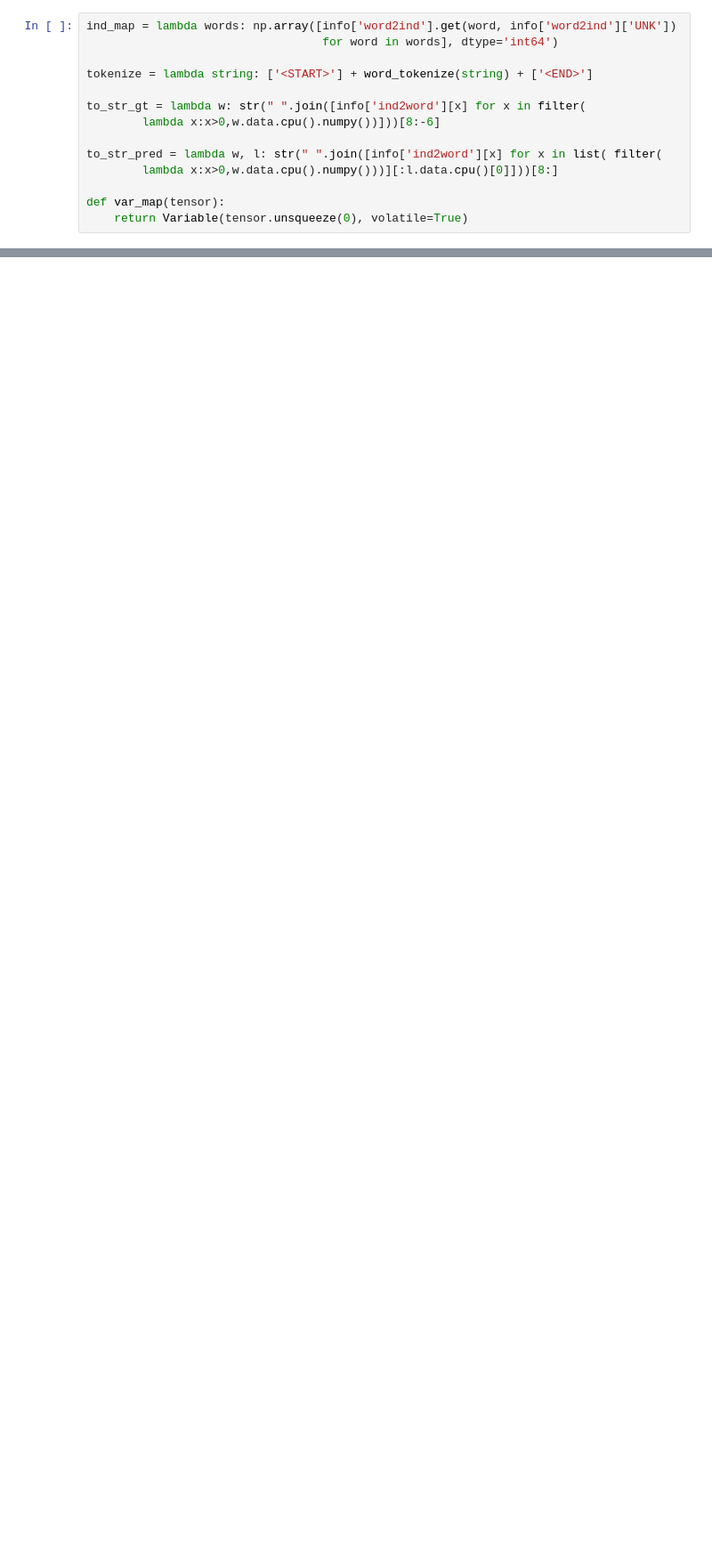
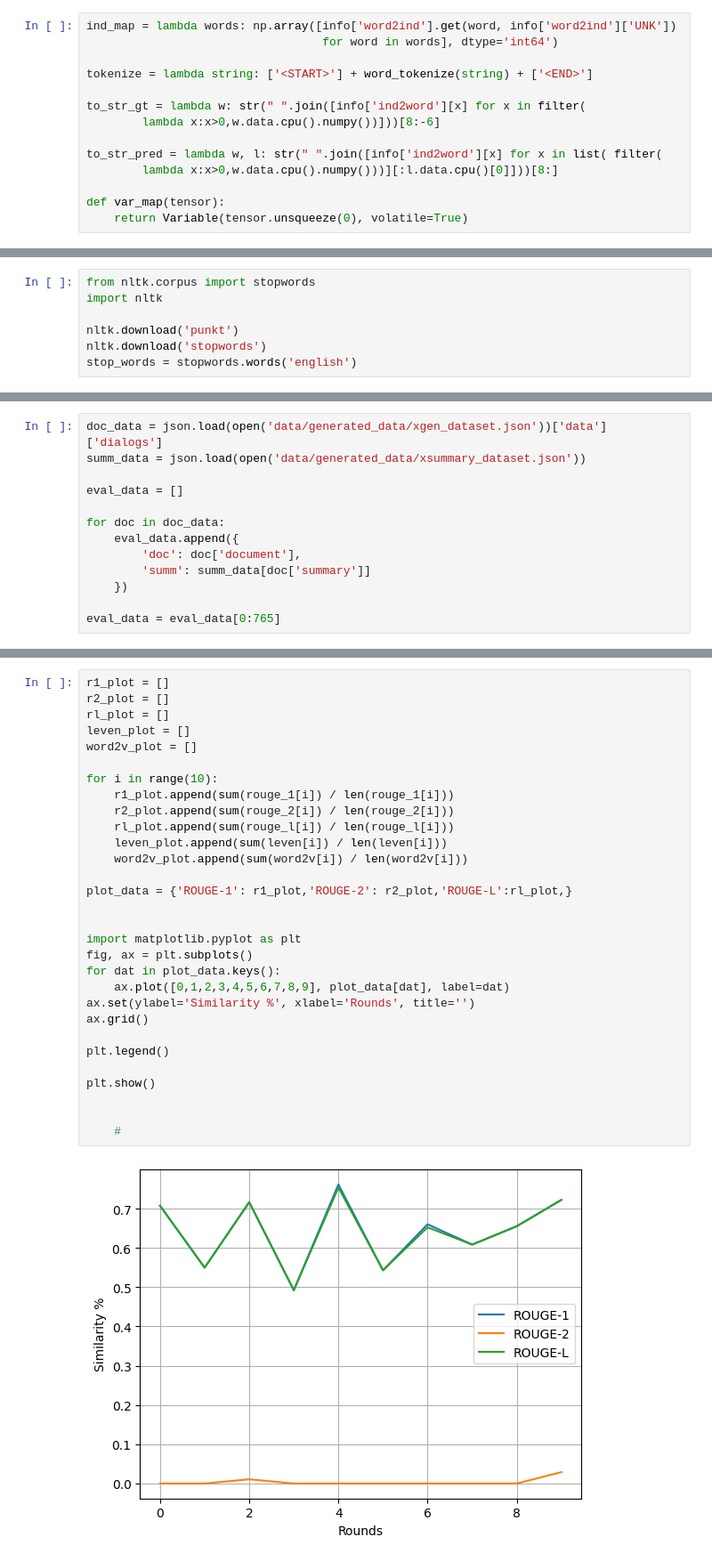
Before and after one commit to L4Limbo/lc_mas_torch, a Jupyter notebook: dialogue_generation.ipynb, the cells around one changed output, grey strips where cells are left out. Shown at 89% size. Drawn from its saved outputs; the diff is of its cells as text; blank space fills up the shorter version.

```diff
--- a/dialogue_generation.ipynb
+++ b/dialogue_generation.ipynb
@@ -465,0 +152,7 @@ main cancer disorder may include largely disorder may stops movement blood still
+# %%
+from nltk.corpus import stopwords
+import nltk
+
+nltk.download('punkt')
+nltk.download('stopwords')
+stop_words = stopwords.words('english')
@@ -465,0 +202,13 @@ main cancer disorder may include largely disorder may stops movement blood still
+# %%
+doc_data = json.load(open('data/generated_data/xgen_dataset.json'))['data']['dialogs']
+summ_data = json.load(open('data/generated_data/xsummary_dataset.json'))
+
+eval_data = []
+
+for doc in doc_data:
+    eval_data.append({
+        'doc': doc['document'],
+        'summ': summ_data[doc['summary']]
+    })
+
+eval_data = eval_data[0:765]
@@ -465,0 +549,32 @@ main cancer disorder may include largely disorder may stops movement blood still
+# %%
+r1_plot = []
+r2_plot = []
+rl_plot = []
+leven_plot = []
+word2v_plot = []
+
+for i in range(10):
+    r1_plot.append(sum(rouge_1[i]) / len(rouge_1[i]))
+    r2_plot.append(sum(rouge_2[i]) / len(rouge_2[i]))
+    rl_plot.append(sum(rouge_l[i]) / len(rouge_l[i]))
+    leven_plot.append(sum(leven[i]) / len(leven[i]))
+    word2v_plot.append(sum(word2v[i]) / len(word2v[i]))
+
+plot_data = {'ROUGE-1': r1_plot,'ROUGE-2': r2_plot,'ROUGE-L':rl_plot,}
+
+
+import matplotlib.pyplot as plt
+fig, ax = plt.subplots()
+for dat in plot_data.keys():
+    ax.plot([0,1,2,3,4,5,6,7,8,9], plot_data[dat], label=dat)
+ax.set(ylabel='Similarity %', xlabel='Rounds', title='')
+ax.grid()
+
+plt.legend()
+
+plt.show()
+
+
+    #
+# %% [output]
+[figure, added]
```
Also changed, not shown: parts of 38 cells of this notebook, 8 other files.
